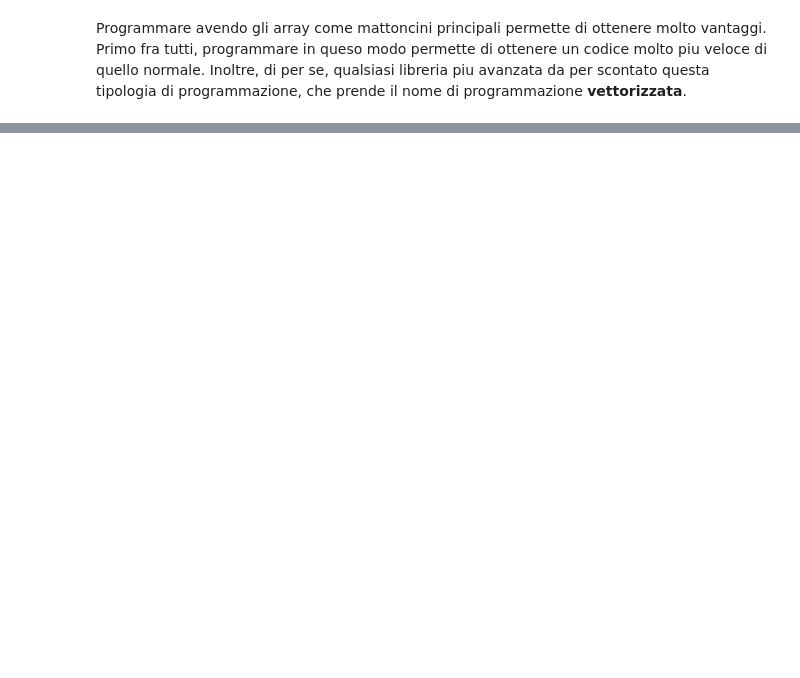
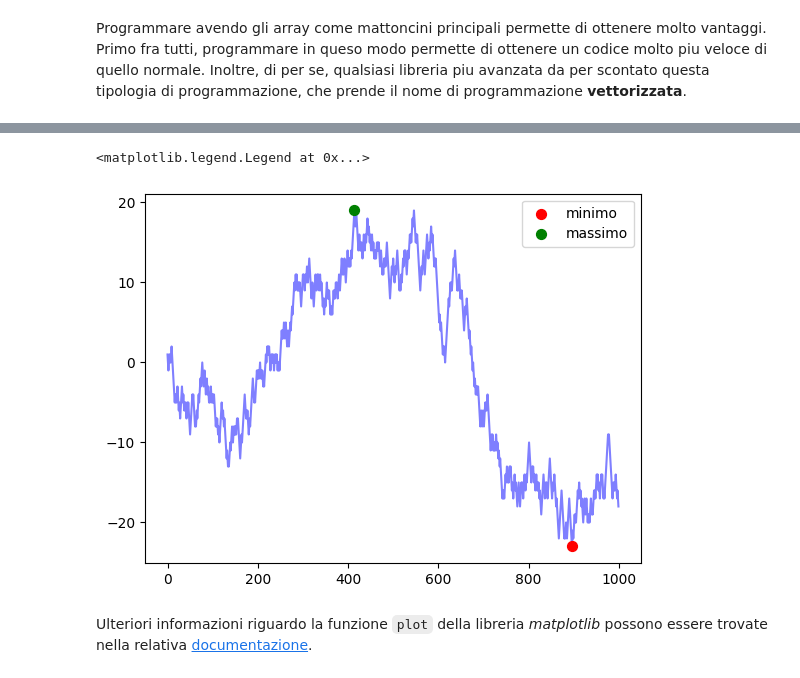
Before and after one commit to vivri161803/PythonForDataAnanlysis, a Jupyter notebook: 1_NumpyIntroduction_VectorizedComputations.ipynb, the cells around one changed output, grey strips where cells are left out. Cells and saved outputs as stored; diff of their text form; code cells hidden in the pictures; blank space fills up the shorter version.

```diff
--- a/1_NumpyIntroduction_VectorizedComputations.ipynb
+++ b/1_NumpyIntroduction_VectorizedComputations.ipynb
@@ -245,0 +516,17 @@ Programmare avendo gli array come mattoncini principali permette di ottenere mol
+# %%
+nsteps = 1000
+rng = np.random.default_rng(seed = 42) # number generator
+draws = rng.integers(0,2, size = nsteps) # sampling from 0 to 2 (excluded)
+steps = np.where(draws == 0, 1, -1)
+walk = steps.cumsum()
+# %%
+import matplotlib.pyplot as plt
+plt.plot(walk, c = 'b', alpha = 0.5)
+plt.scatter(walk.argmin(), walk.min(), color = 'red', marker = 'o', s = 50, label = 'minimo', zorder = 5)
+plt.scatter(walk.argmax(), walk.max(), color = 'green', marker = 'o', s = 50, label = 'massimo', zorder = 5)
+plt.legend()
+# %% [output]
+<matplotlib.legend.Legend at 0x...>
+[figure, added]
+# %% [markdown]
+Ulteriori informazioni riguardo la funzione `plot` della libreria *matplotlib* possono essere trovate nella relativa [documentazione](https://matplotlib.org/stable/api/_as_gen/matplotlib.pyplot.plot.html).
```
Also changed, not shown: parts of 42 cells of this notebook.
